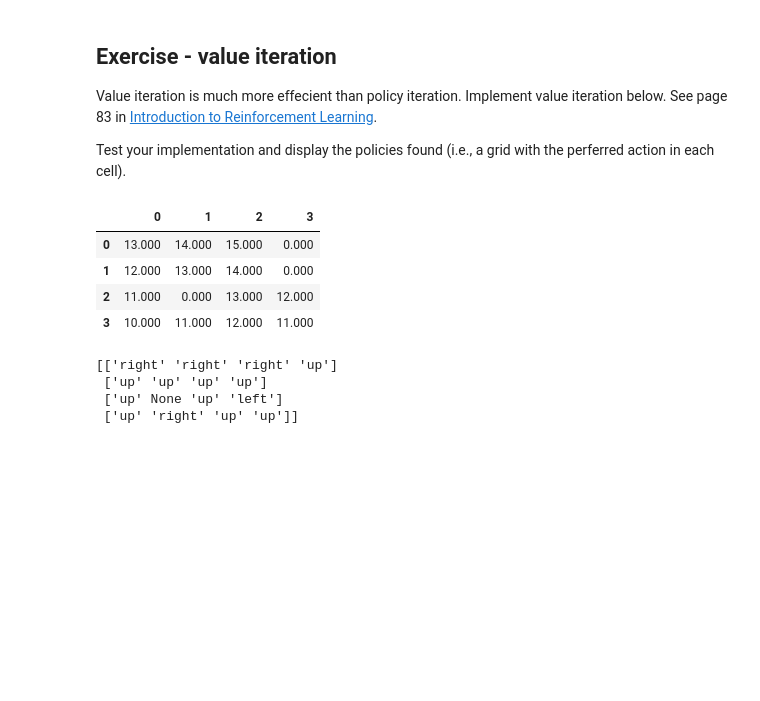
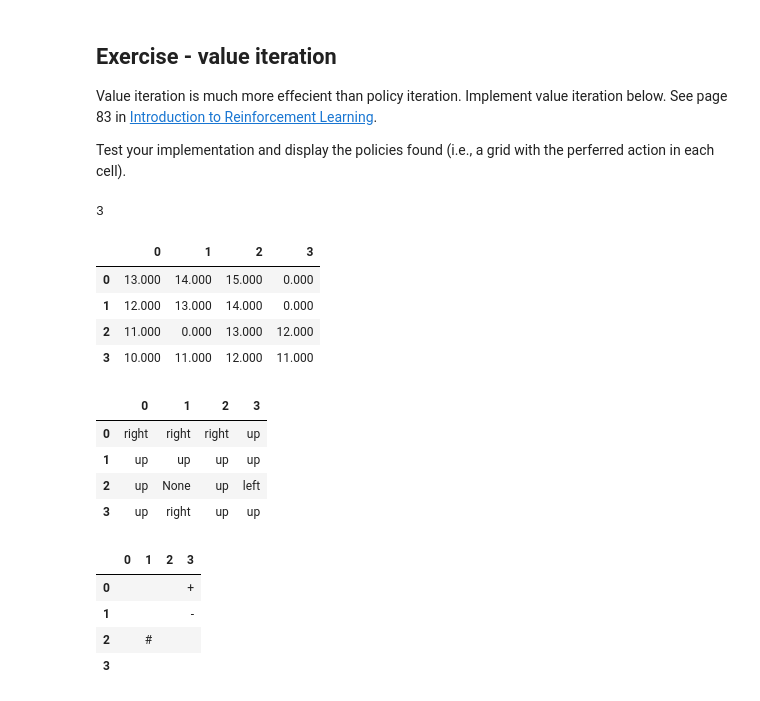
Before and after one commit to ValdemarLange/Sem5, a Jupyter notebook: AI/Lecture7/policy_and_value_iteration_v3.ipynb, the cells around one changed output. Cells and saved outputs as stored; diff of their text form; code cells hidden in the pictures; blank space fills up the shorter version.

```diff
--- a/AI/Lecture7/policy_and_value_iteration_v3.ipynb
+++ b/AI/Lecture7/policy_and_value_iteration_v3.ipynb
@@ -570,42 +587,51 @@ def value_iteration(world, theta=1e-5):
     # Our initial estimates for all states in the world is 0:
     V = np.full((world.width, world.height), 0.0)
     actions = ["up", "right", "down", "left"]
+    counter = 0
 
     while True:
         delta = 0
-
+        counter += 1
         for y in range(world.height):
             for x in range(world.width):
                 if not world.is_obstacle(x, y):
                     v = V[x][y]
                     V[x][y] = max(action_value(world, V, (x, y), act) for act in actions) # Beregn den bedste værdi af handlinger og opdater V(x, y)
                     delta = max(delta, v - V[x][y])
 
         if delta < theta:
             break
 
     #deterministic policy
     policy = np.full((world.width, world.height), None)
     for y in range(world.height):
         for x in range(world.width):
             if not world.is_obstacle(x, y):
                 best_action = max(actions, key=lambda act: action_value(world, V, (x,y), act))
 
                 policy[x][y] = best_action
 
-    return V, policy
+    return V, policy, counter
 
-V13, value_policy = value_iteration(ct_world)
-
+V13, value_policy, counter = value_iteration(ct_world)
+print(counter)
 display(pd.DataFrame(V13.T))
-print(value_policy.T)
+display(pd.DataFrame(value_policy.T))
+display(pd.DataFrame(ct_world.grid.T))
 # %% [output]
+3
 |  | 0 | 1 | 2 | 3 |
 | 0 | 13.000 | 14.000 | 15.000 | 0.000 |
 | 1 | 12.000 | 13.000 | 14.000 | 0.000 |
 | 2 | 11.000 | 0.000 | 13.000 | 12.000 |
 | 3 | 10.000 | 11.000 | 12.000 | 11.000 |
-[['right' 'right' 'right' 'up']
- ['up' 'up' 'up' 'up']
- ['up' None 'up' 'left']
- ['up' 'right' 'up' 'up']]
+|  | 0 | 1 | 2 | 3 |
+| 0 | right | right | right | up |
+| 1 | up | up | up | up |
+| 2 | up | None | up | left |
+| 3 | up | right | up | up |
+|  | 0 | 1 | 2 | 3 |
+| 0 |  |  |  | + |
+| 1 |  |  |  | - |
+| 2 |  | # |  |  |
+| 3 |  |  |  |  |
```
Also changed, not shown: parts of 10 cells of this notebook, 4 other files.
